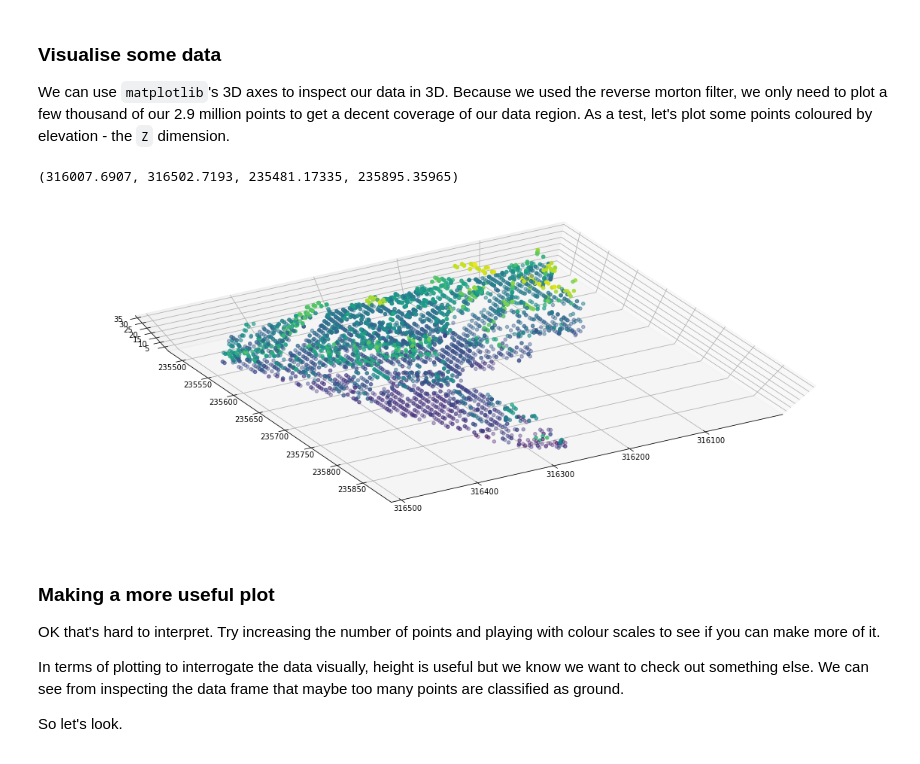
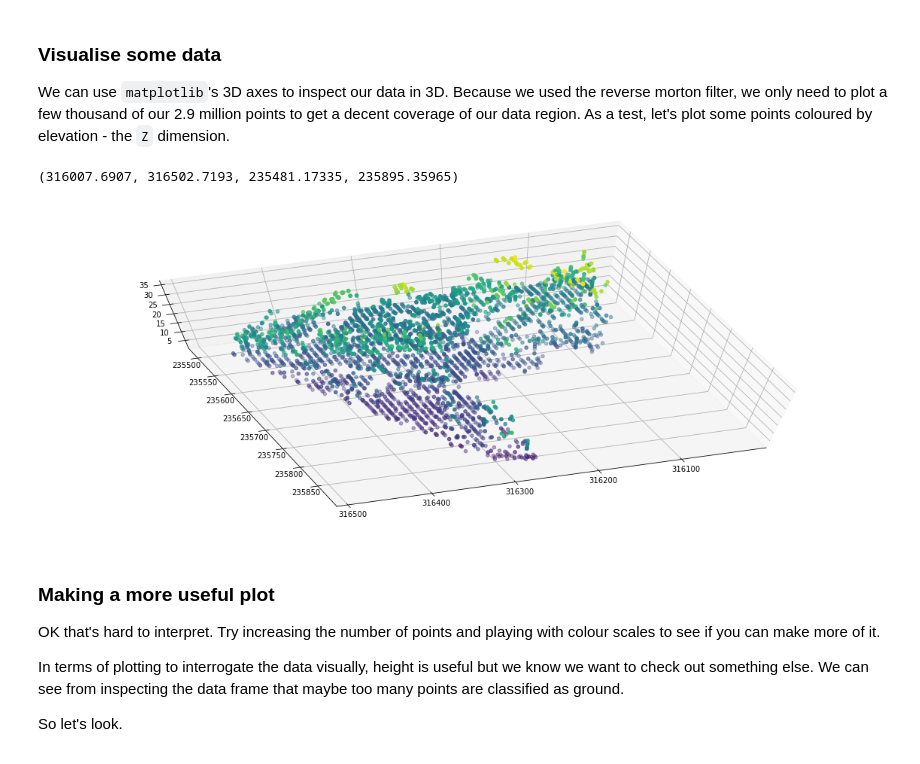
Before and after one commit to adamsteer/f4g-oceania-pdal, a Jupyter notebook: notebooks/PDAL-python.ipynb, the cells around one changed output. Drawn from its saved outputs; the diff is of its cells as text; code cells hidden in the pictures.

```diff
--- a/notebooks/PDAL-python.ipynb
+++ b/notebooks/PDAL-python.ipynb
@@ -54,8 +58,11 @@ workingfile = "../../sample_data/T_316000_235500.laz"
 # %%
 pipelineJson = [ workingfile,
     {
-        "type":"filters.mortonorder",
-        "reverse":"true"
+        "type": "filters.outlier"
+    },
+    {
+        "type": "filters.mortonorder",
+        "reverse": True
     }
   ]
 # %% [markdown]
@@ -124,15 +131,15 @@ We can use `matplotlib`'s 3D axes to inspect our data in 3D. Because we used the
 # %%
 fig = plt.figure(figsize=(20,8))
 
 ax = fig.add_subplot(111, projection='3d')
 
 ax.scatter(df.X[0:5000], df.Y[0:5000], df.Z[0:5000], c=df.Z[0:5000], cmap='viridis')
-ax.view_init(80, 60)
+ax.view_init(70, 70)
 
 ax.axis('tight')
 # %% [output]
 (316007.6907, 316502.7193, 235481.17335, 235895.35965)
-[figure, old version]
+[figure, new version]
 # %% [markdown]
 ### Making a more useful plot
 
```
Also changed, not shown: parts of 25 cells of this notebook.
